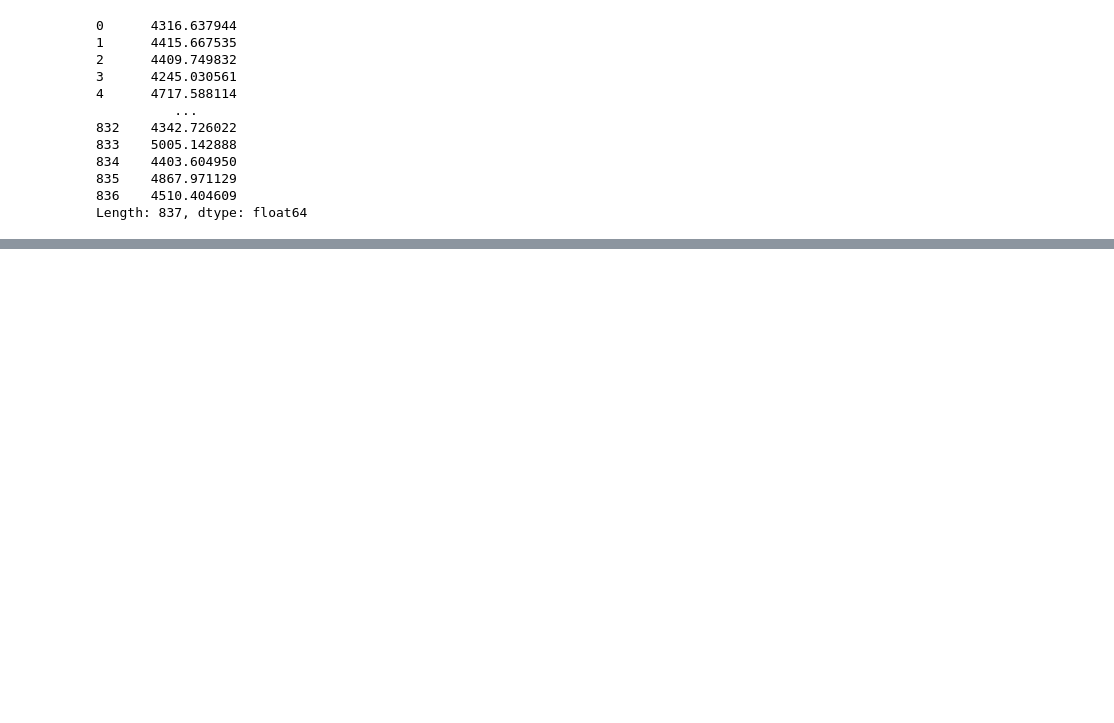
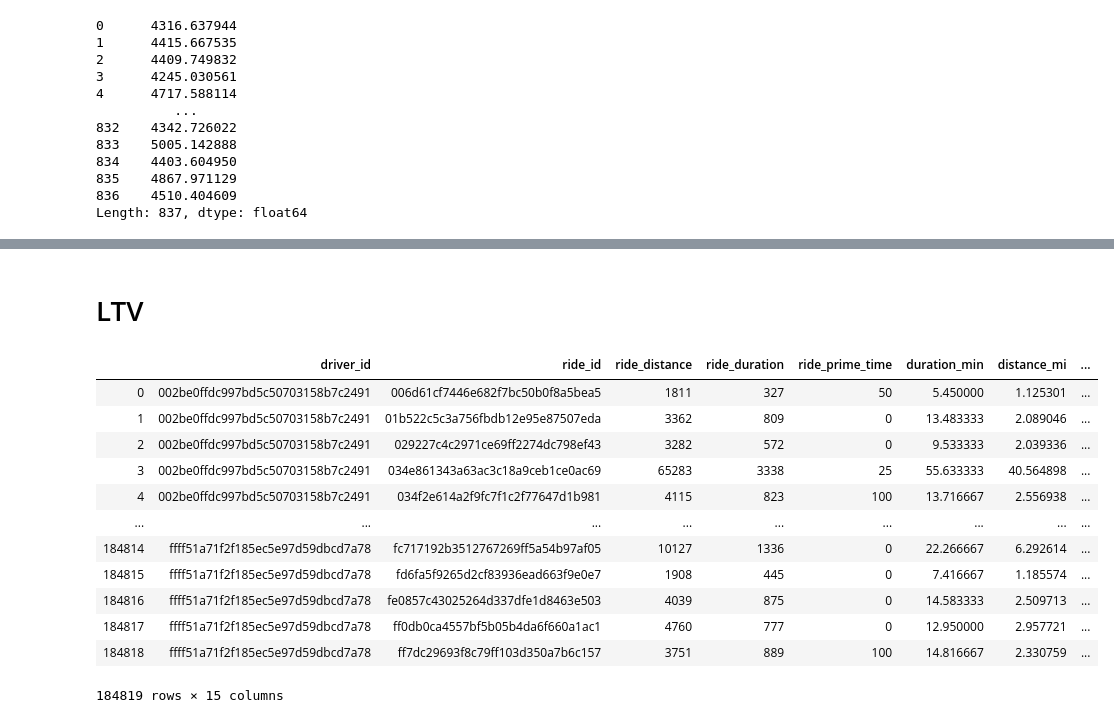
Before and after one commit to SallyPoon/LyftDS, a Jupyter notebook: Predictive modeling.ipynb, the cells around one changed output, grey strips where cells are left out. Drawn from its saved outputs; the diff is of its cells as text; code cells hidden in the pictures; blank space fills up the shorter version.

```diff
--- a/Predictive modeling.ipynb
+++ b/Predictive modeling.ipynb
@@ -146,6 +146,7 @@ dtype: int64
 # Preview the rides and the time stamp of each action
 pivot_timestamps.head()
 pivot_timestamps.reset_index(level=0, inplace=True)
+merged_driver = pd.merge(rider,pivot_timestamps,on = 'ride_id', how = 'inner')
 # %% [markdown]
 ## This contains three crucial elements
 - driver_id
@@ -941,0 +963,18 @@ driver_sum_total_fare
+# %% [markdown]
+# LTV
+# %%
+merged_driver
+# %% [output]
+|  | driver_id | ride_id | ride_distance | ride_duration | ride_prime_time | duration_min | distance_mi | ... |
+| 0 | 002be0ffdc997bd5c50703158b7c2491 | 006d61cf7446e682f7bc50b0f8a5bea5 | 1811 | 327 | 50 | 5.450000 | 1.125301 | ... |
+| 1 | 002be0ffdc997bd5c50703158b7c2491 | 01b522c5c3a756fbdb12e95e87507eda | 3362 | 809 | 0 | 13.483333 | 2.089046 | ... |
+| 2 | 002be0ffdc997bd5c50703158b7c2491 | 029227c4c2971ce69ff2274dc798ef43 | 3282 | 572 | 0 | 9.533333 | 2.039336 | ... |
+| 3 | 002be0ffdc997bd5c50703158b7c2491 | 034e861343a63ac3c18a9ceb1ce0ac69 | 65283 | 3338 | 25 | 55.633333 | 40.564898 | ... |
+| 4 | 002be0ffdc997bd5c50703158b7c2491 | 034f2e614a2f9fc7f1c2f77647d1b981 | 4115 | 823 | 100 | 13.716667 | 2.556938 | ... |
+| ... | ... | ... | ... | ... | ... | ... | ... | ... |
+| 184814 | ffff51a71f2f185ec5e97d59dbcd7a78 | fc717192b3512767269ff5a54b97af05 | 10127 | 1336 | 0 | 22.266667 | 6.292614 | ... |
+| 184815 | ffff51a71f2f185ec5e97d59dbcd7a78 | fd6fa5f9265d2cf83936ead663f9e0e7 | 1908 | 445 | 0 | 7.416667 | 1.185574 | ... |
+| 184816 | ffff51a71f2f185ec5e97d59dbcd7a78 | fe0857c43025264d337dfe1d8463e503 | 4039 | 875 | 0 | 14.583333 | 2.509713 | ... |
+| 184817 | ffff51a71f2f185ec5e97d59dbcd7a78 | ff0db0ca4557bf5b05b4da6f660a1ac1 | 4760 | 777 | 0 | 12.950000 | 2.957721 | ... |
+| 184818 | ffff51a71f2f185ec5e97d59dbcd7a78 | ff7dc29693f8c79ff103d350a7b6c157 | 3751 | 889 | 100 | 14.816667 | 2.330759 | ... |
+184819 rows × 15 columns
```
Also changed, not shown: parts of 20 cells of this notebook.
